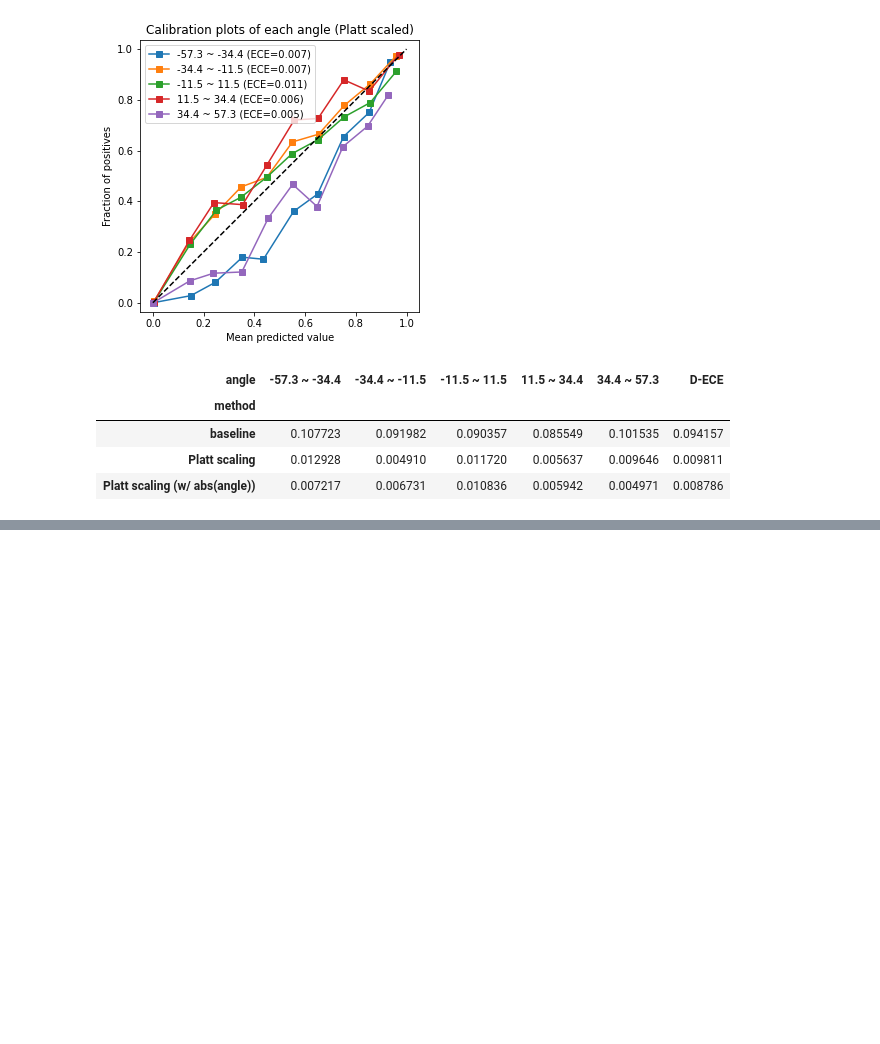
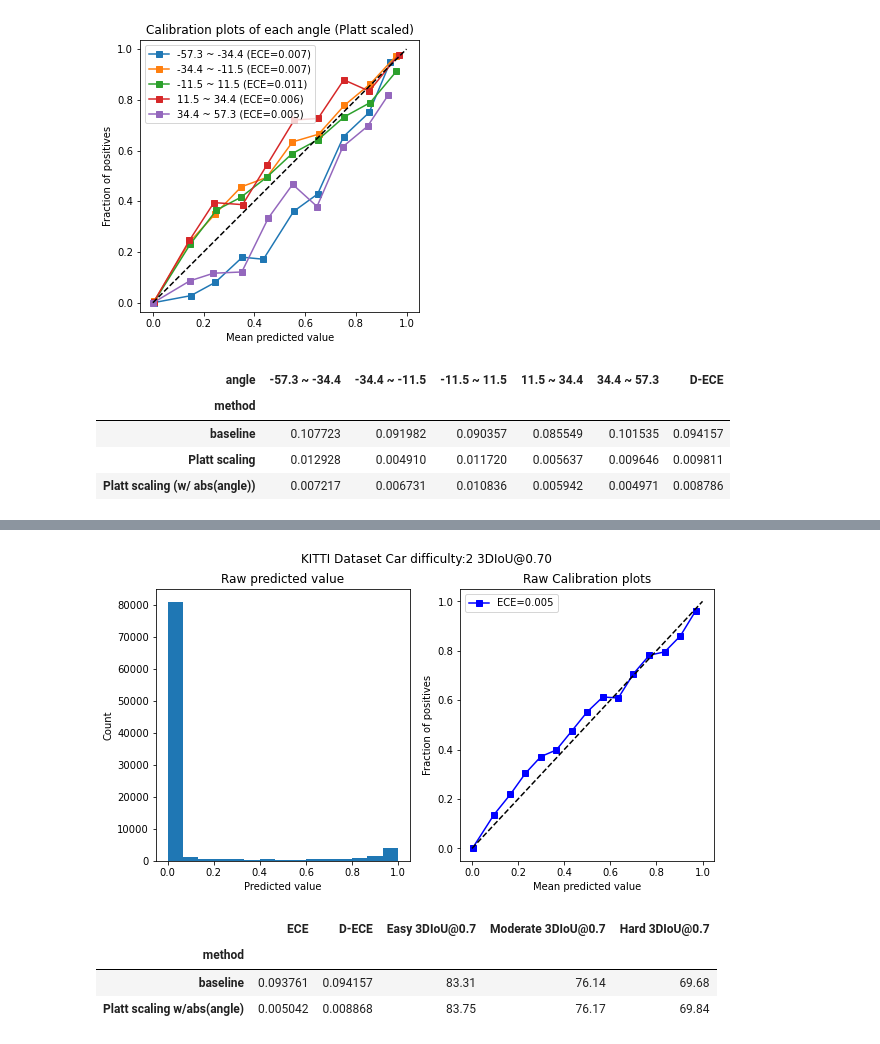
Before and after one commit to Yosshi999/ProbPointPillars, a Jupyter notebook: ConditionalCalibration.ipynb, the cells around one changed output, grey strips where cells are left out. Cells and saved outputs as stored; diff of their text form; code cells hidden in the pictures; blank space fills up the shorter version.

Commit message:
visualize mIOU after conditional-calibration

```diff
--- a/ConditionalCalibration.ipynb
+++ b/ConditionalCalibration.ipynb
@@ -483,0 +494,20 @@ ece_df.pivot(index="method", columns="angle", values="ECE").loc[indices, cols]
+# %%
+y_true = df.y_true
+X = np.vstack([logit(df.conf.to_numpy()), np.abs(df.angle.to_numpy())]).T
+
+RAWDATA = Path(f"./model/{MODEL}/eval_results/step_{GSTEP}/detections_kitti.pkl")
+
+with RAWDATA.open("rb") as f:
+    detections = pickle.load(f)
+
+platt = LogisticRegression(random_state=0).fit(X, y_true)
+for det in tqdm(detections):
+    angle = np.arctan2(det["location"][:,0], det["location"][:,2])
+    testX = np.vstack([logit(det["score"]), np.abs(angle)]).T
+    det["score"] = platt.predict_proba(testX)[:,1]
+
+OUTPUT_POST_DIR = Path(f"./model/{MODEL}/condcalib_absangle/eval_results/step_{GSTEP}")
+OUTPUT_POST_DIR.mkdir(exist_ok=True, parents=True)
+
+with (OUTPUT_POST_DIR / "detections_kitti.pkl").open("wb") as f:
+    pickle.dump(detections, f)
@@ -483,0 +566,53 @@ ece_df.pivot(index="method", columns="angle", values="ECE").loc[indices, cols]
+# %%
+import re
+
+with (OUTPUT_POST_DIR / "result_kitti.pkl").open("rb") as f:
+    dets_calib = pickle.load(f)
+
+cy_true_li = []
+cy_pred_li = []
+
+for det in tqdm(dets_calib):
+    result = det["official/3d_0.70/2/bin"]
+    mask = result != 0 # remove 'ignore' detections
+    cy_true_li.append(np.where(result[mask] == 1, 1, 0))
+    cy_pred_li.append(det["score"][mask])
+
+cy_true = np.concatenate(cy_true_li)
+cy_pred = np.concatenate(cy_pred_li)
+
+show_calibration(cy_true, cy_pred)
+
+with (MODEL_DIR / f"eval_results/step_{GSTEP}/result_evaluation.pkl").open("rb") as f:
+    result = pickle.load(f)
+
+with (OUTPUT_POST_DIR / "result_evaluation.pkl").open("rb") as f:
+    result_calib = pickle.load(f)
+
+match = re.search(r"AP:([\d\.]+), ([\d\.]+), ([\d\.]+)", result["official"].split("\n")[3])
+match_calib = re.search(r"AP:([\d\.]+), ([\d\.]+), ([\d\.]+)", result_calib["official"].split("\n")[3])
+
+n_zbins = 10
+zbins = np.linspace(-1.0, 1.0, n_zbins+1, endpoint=True)
+zbinids = np.digitize(df.angle, zbins) - 1
+zbins_total = np.bincount(zbinids.clip(0, n_zbins-1), minlength=n_zbins)
+dece = [expected_calibration_error(df.y_true[zbinids == i], df.conf[zbinids == i], n_bins=15) for i in range(n_zbins)]
+dece_mean = np.sum(np.array(dece) * zbins_total) / zbins_total.sum()
+cdece = [expected_calibration_error(cy_true[zbinids == i], cy_pred[zbinids == i], n_bins=15) for i in range(n_zbins)]
+cdece_mean = np.sum(np.array(cdece) * zbins_total) / zbins_total.sum()
+
+df = pd.DataFrame({
+    "method": ["baseline", "Platt scaling w/abs(angle)"],
+    "ECE": [expected_calibration_error(df.y_true, df.conf, 15), expected_calibration_error(cy_true, cy_pred, 15)],
+    "D-ECE": [dece_mean, cdece_mean],
+    "Easy 3DIoU@0.7": [match.group(1), match_calib.group(1)],
+    "Moderate 3DIoU@0.7": [match.group(2), match_calib.group(2)],
+    "Hard 3DIoU@0.7": [match.group(3), match_calib.group(3)],
+})
+df.set_index("method")
+# %% [output]
+[figure, added]
+|  | ECE | D-ECE | Easy 3DIoU@0.7 | Moderate 3DIoU@0.7 | Hard 3DIoU@0.7 |
+| method |  |  |  |  |  |
+| baseline | 0.093761 | 0.094157 | 83.31 | 76.14 | 69.68 |
+| Platt scaling w/abs(angle) | 0.005042 | 0.008868 | 83.75 | 76.17 | 69.84 |
```
Also changed, not shown: parts of 8 cells of this notebook, 2 other files.
